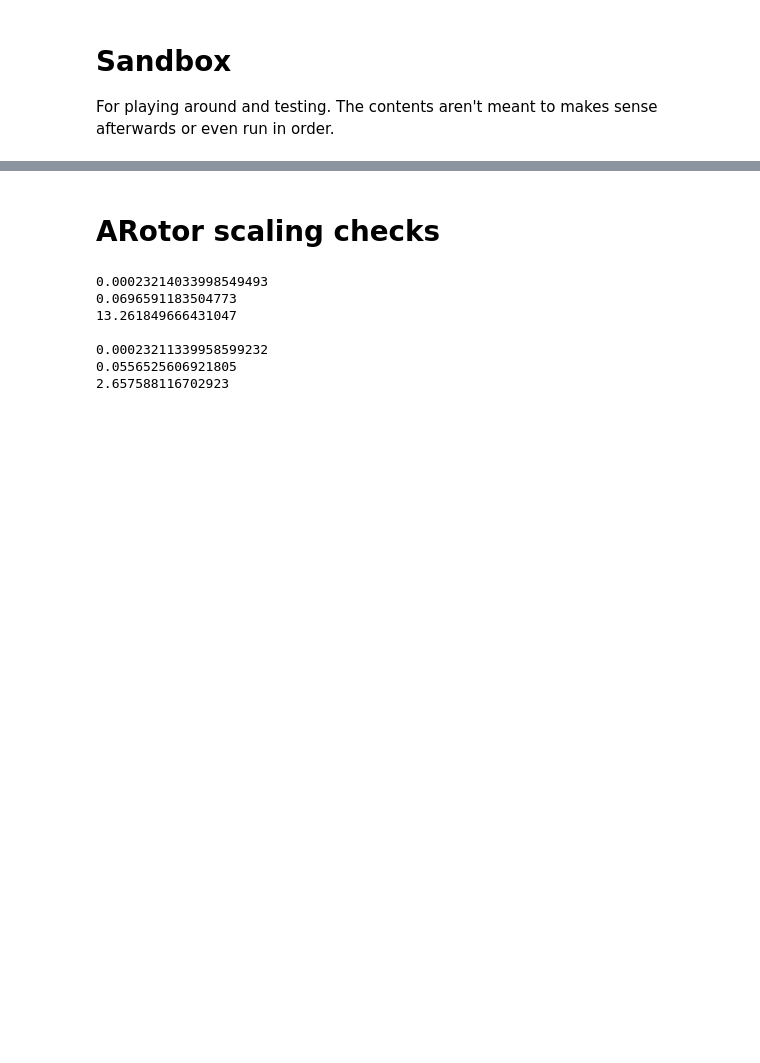
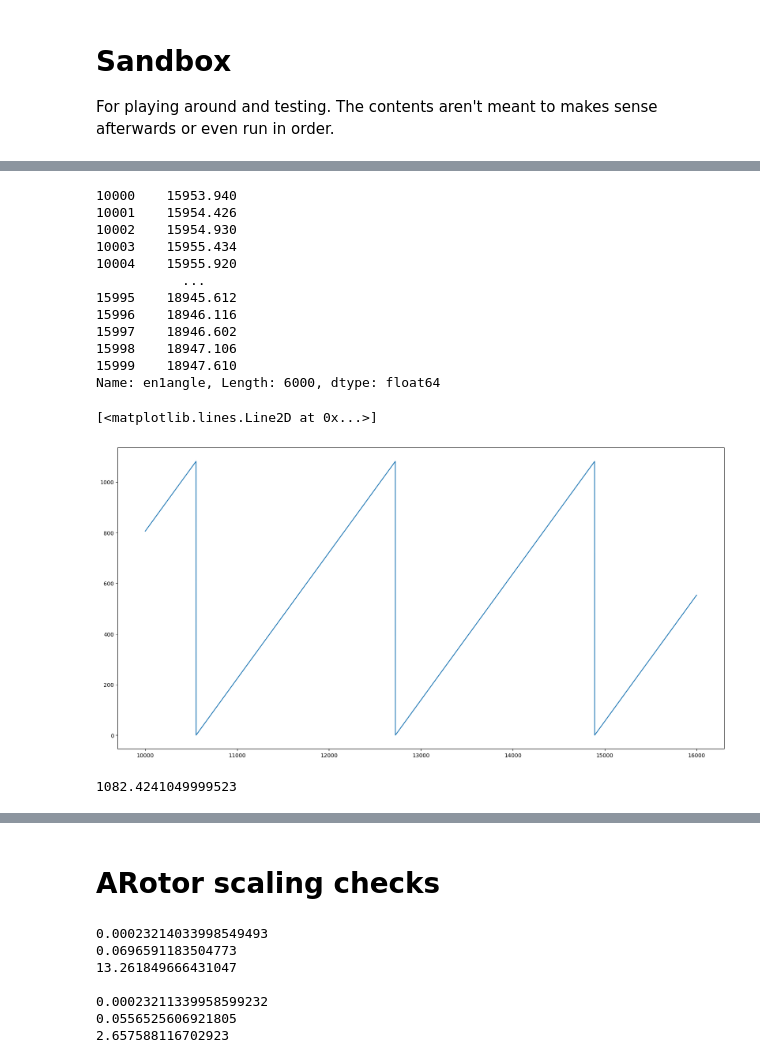
Before and after one commit to 4llu/rapid-deployment, a Jupyter notebook: sandbox.ipynb, the cells around one changed output, grey strips where cells are left out. Saved outputs shown, nothing was run; the diff lists cells and outputs as text; code cells hidden in the pictures; blank space fills up the shorter version.

```diff
--- a/sandbox.ipynb
+++ b/sandbox.ipynb
@@ -33,0 +46,35 @@ tensor([[[-0.0000e+00, -1.4697e+00, -2.9395e+00,  ..., -3.7184e+02,
+# %%
+data_1_250 = pd.read_csv(os.path.join(raw_data_folder, "ARotor", "003_1sim_csv", "250rpm_0030_1sim_new_0.csv"), delimiter=";")
+angle = data_1_250["en1angle"][10000:10000+6000]
+print(angle)
+rot_angle = angle % 1082
+# angle
+plt.figure(figsize=(20, 10))
+plt.plot(rot_angle)
+# %% [output]
+10000    15953.940
+10001    15954.426
+10002    15954.930
+10003    15955.434
+10004    15955.920
+           ...
+15995    18945.612
+15996    18946.116
+15997    18946.602
+15998    18947.106
+15999    18947.610
+Name: en1angle, Length: 6000, dtype: float64
+[<matplotlib.lines.Line2D at 0x...>]
+[figure, added]
+# %%
+s = []
+
+for i in range(8000):
+    a = data_1_250["en1angle"][1000+i*50]
+    b = data_1_250["en1angle"][1000+i*50+2169]
+    s.append(b-a)
+
+print(sum(s) / len(s))
+# print(b - a)
+# %% [output]
+1082.4241049999523
```
Also changed, not shown: parts of 13 cells of this notebook.
